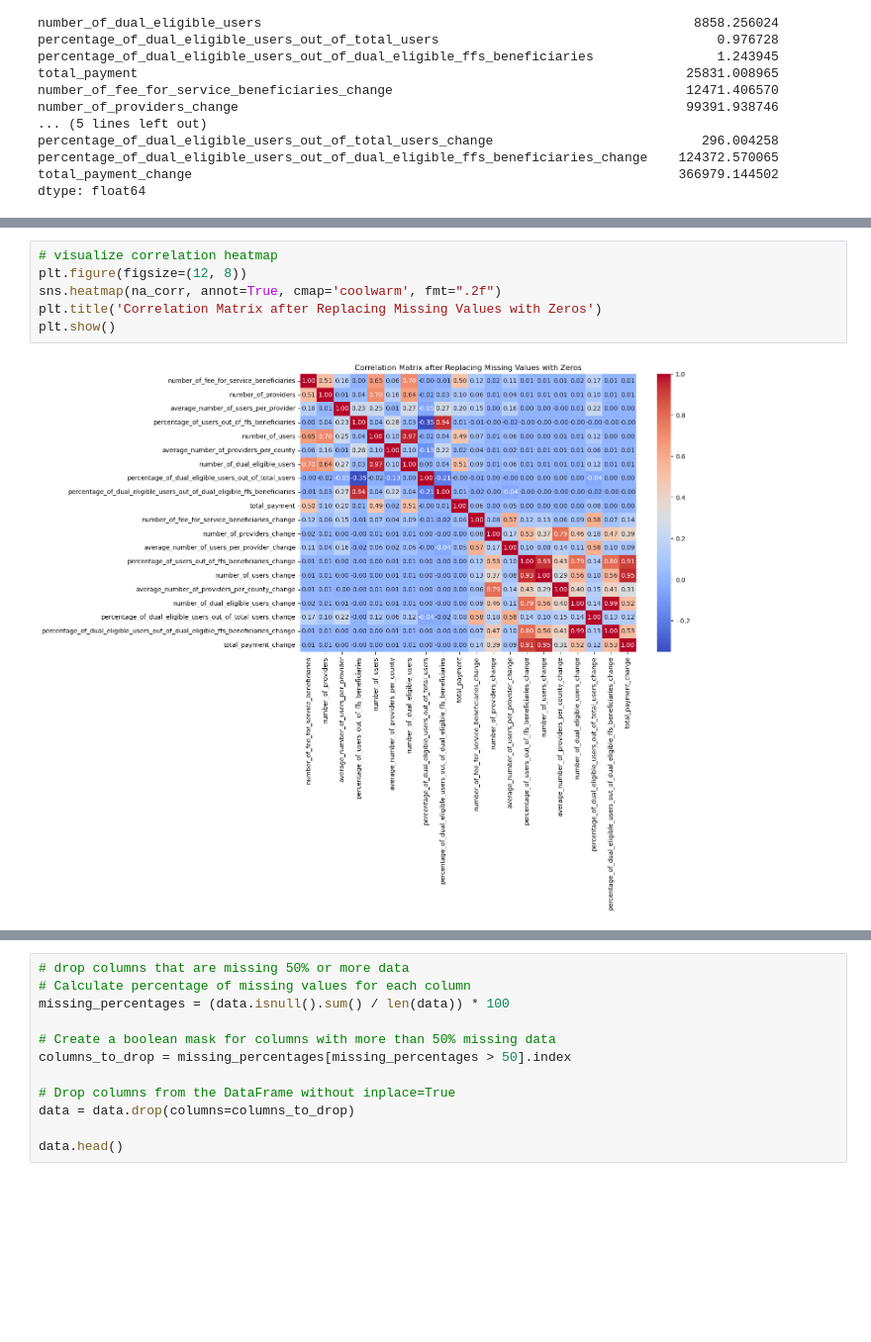
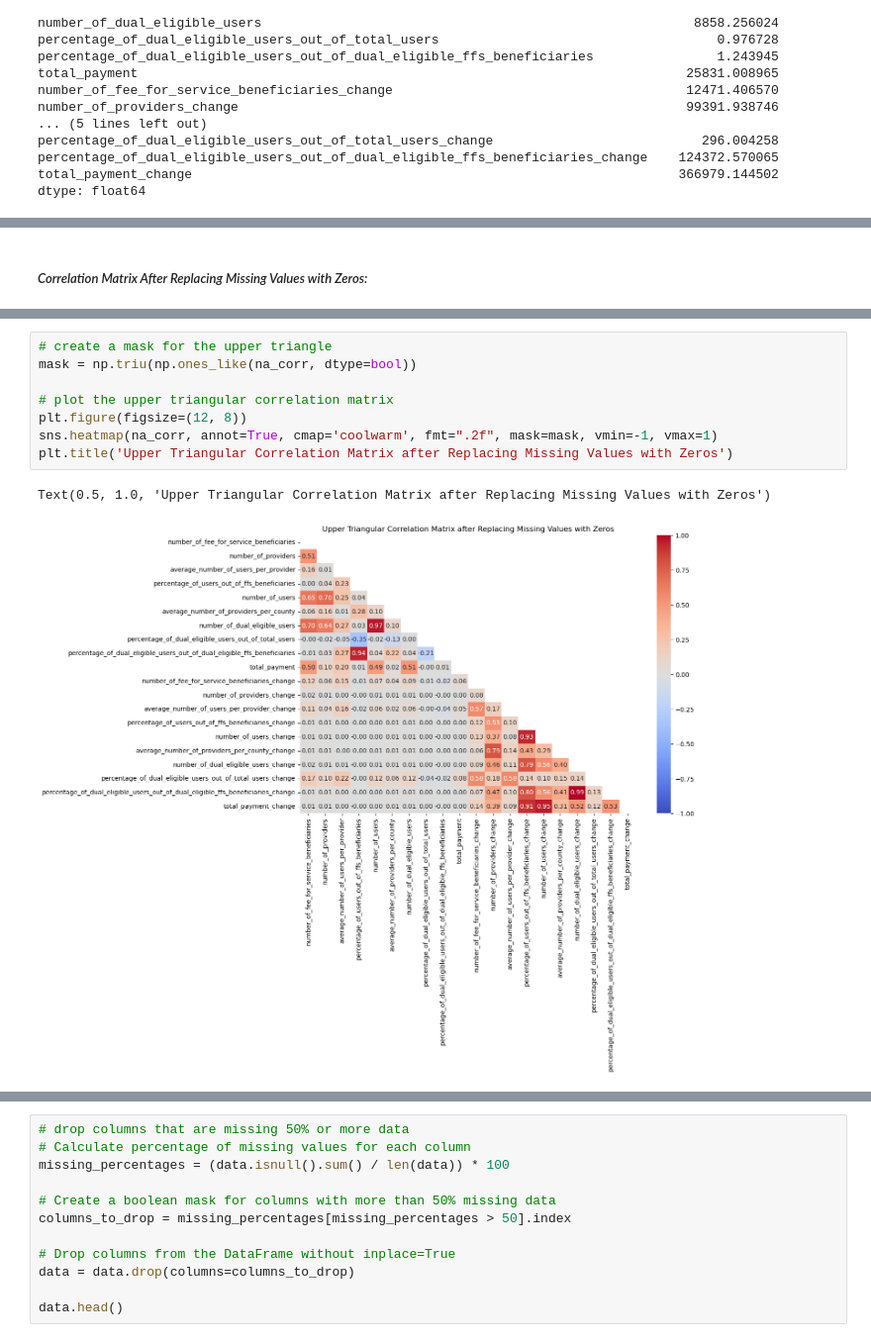
Before and after one commit to samantharivas/healthcare-market-saturation-fraud, a Jupyter notebook: Preprocessing.ipynb, the cells around one changed output, grey strips where cells are left out. Shown at 99% size. Saved outputs shown, nothing was run; the diff lists cells and outputs as text; blank space fills up the shorter version.

```diff
--- a/Preprocessing.ipynb
+++ b/Preprocessing.ipynb
@@ -491,3 +464,5 @@ plt.show()
+# %% [markdown]
+##### *Correlation Matrix After Replacing Missing Values with Zeros:*
 # %%
 # perform correlation analysis on numeric values (after imputation)
 na_corr = na_numeric_data.corr()
@@ -511,11 +486,14 @@ na_corr
 | percentage_of_dual_eligible_users... | 0.012664 | 0.008845 | 0.001734 | -0.002790 | ... |
 | total_payment_change | 0.010725 | 0.007791 | 0.002438 | -0.002040 | ... |
 # %%
-# visualize correlation heatmap
+# create a mask for the upper triangle
+mask = np.triu(np.ones_like(na_corr, dtype=bool))
+
+# plot the upper triangular correlation matrix
 plt.figure(figsize=(12, 8))
-sns.heatmap(na_corr, annot=True, cmap='coolwarm', fmt=".2f")
-plt.title('Correlation Matrix after Replacing Missing Values with Zeros')
-plt.show()
+sns.heatmap(na_corr, annot=True, cmap='coolwarm', fmt=".2f", mask=mask, vmin=-1, vmax=1)
+plt.title('Upper Triangular Correlation Matrix after Replacing Missing Values with Zeros')
 # %% [output]
+Text(0.5, 1.0, 'Upper Triangular Correlation Matrix after Replacing Missing Values with Zeros')
-[figure, old version]
+[figure, new version]
 # %% [markdown]
```
Also changed, not shown: parts of 112 cells of this notebook, 9 other files.
